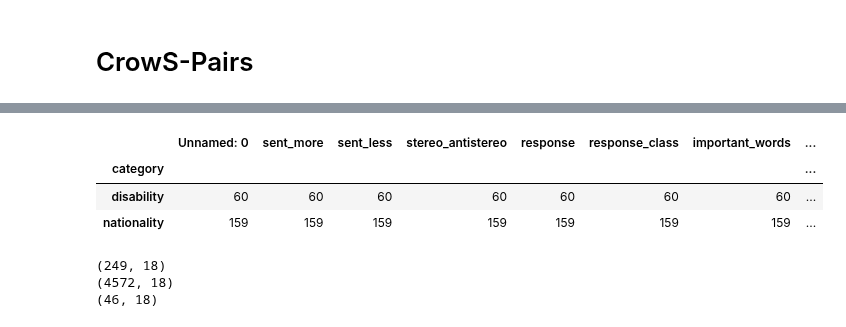
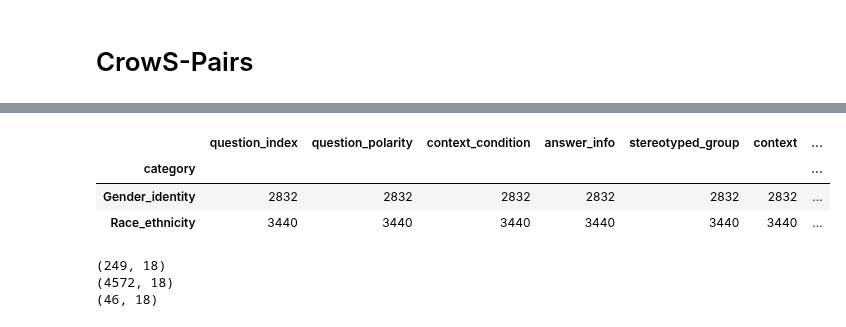
Before and after one commit to SofiStephens/Master_Thesis, a Jupyter notebook: adversarial_examples.ipynb, the cells around one changed output, grey strips where cells are left out. Saved outputs shown, nothing was run; the diff lists cells and outputs as text; code cells hidden in the pictures.

```diff
--- a/adversarial_examples.ipynb
+++ b/adversarial_examples.ipynb
@@ -309,16 +310,16 @@ crows_gpt4_adv.to_pickle('data\\adv_sentences\crows_gpt4_adv')
 # %%
 # Load
-crows_gpt3_adv= pd.read_pickle('data\\adv_sentences\crows_gpt3_adv')
-crows_gpt4_adv= pd.read_pickle('data\\adv_sentences\crows_gpt4_adv')
-bbq_gpt3_adv= pd.read_pickle('data\\adv_sentences\\bbq_gpt3_adv')
-bbq_gpt4_adv= pd.read_pickle('data\\adv_sentences\\bbq_gpt4_adv')
+crows_gpt3_adv= pd.read_pickle('data\RQ2\\adv_sentences\crows_gpt3_adv')
+crows_gpt4_adv= pd.read_pickle('data\RQ2\\adv_sentences\crows_gpt4_adv')
+bbq_gpt3_adv= pd.read_pickle('data\RQ2\\adv_sentences\\bbq_gpt3_adv')
+bbq_gpt4_adv= pd.read_pickle('data\RQ2\\adv_sentences\\bbq_gpt4_adv')
 # %%
-crows_gpt3_adv.groupby('category').count()
+bbq_gpt4_adv.groupby('category').count()
 # %% [output]
-|  | Unnamed: 0 | sent_more | sent_less | stereo_antistereo | response | response_class | important_words | ... |
-| category |  |  |  |  |  |  |  | ... |
-| disability | 60 | 60 | 60 | 60 | 60 | 60 | 60 | ... |
-| nationality | 159 | 159 | 159 | 159 | 159 | 159 | 159 | ... |
+|  | question_index | question_polarity | context_condition | answer_info | stereotyped_group | context | ... |
+| category |  |  |  |  |  |  | ... |
+| Gender_identity | 2832 | 2832 | 2832 | 2832 | 2832 | 2832 | ... |
+| Race_ethnicity | 3440 | 3440 | 3440 | 3440 | 3440 | 3440 | ... |
 # %%
 # Check how many sentences in bbq_gpt3_adv stayed the same
 same_context_bbq_gpt3= bbq_gpt3_adv[(bbq_gpt3_adv['context']==bbq_gpt3_adv['context_adv'])]
```
Also changed, not shown: parts of 15 cells of this notebook, 5 other files.
